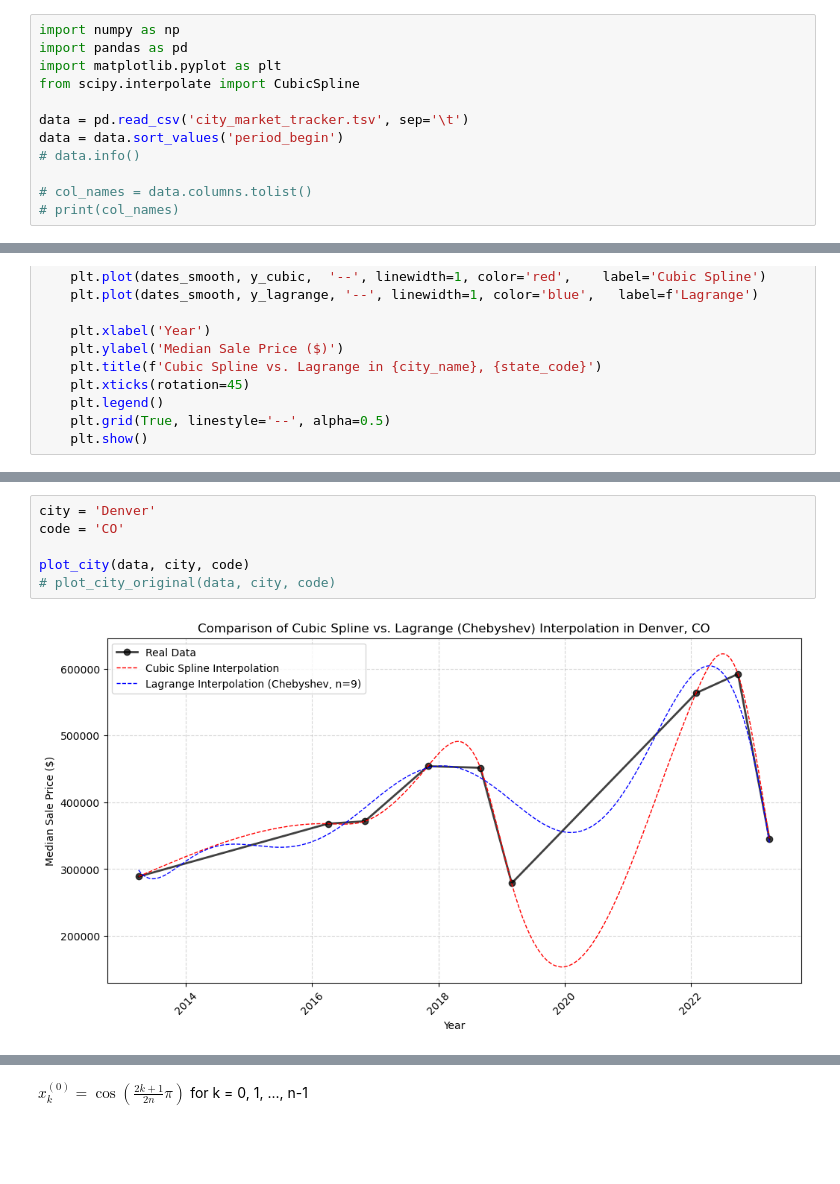
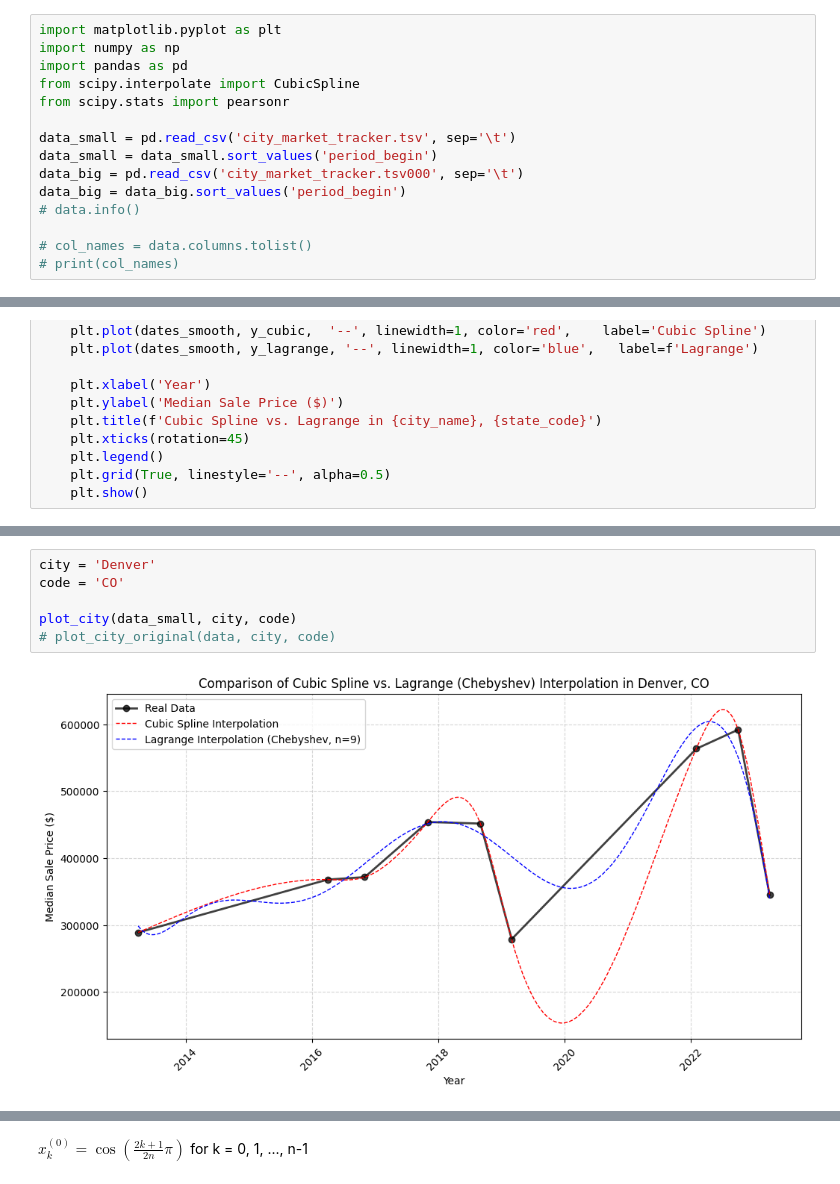
Before and after one commit to ethkissell/Numerical-Comp-Project, a Jupyter notebook: interpolate-by-city.ipynb, the cells around one changed output, grey strips where cells are left out. Saved outputs shown, nothing was run; the diff lists cells and outputs as text; blank space fills up the shorter version.

```diff
--- a/interpolate-by-city.ipynb
+++ b/interpolate-by-city.ipynb
@@ -1,11 +1,14 @@
 # %%
+import matplotlib.pyplot as plt
 import numpy as np
 import pandas as pd
-import matplotlib.pyplot as plt
 from scipy.interpolate import CubicSpline
+from scipy.stats import pearsonr
 
-data = pd.read_csv('city_market_tracker.tsv', sep='\t')
-data = data.sort_values('period_begin')
+data_small = pd.read_csv('city_market_tracker.tsv', sep='\t')
+data_small = data_small.sort_values('period_begin')
+data_big = pd.read_csv('city_market_tracker.tsv000', sep='\t')
+data_big = data_big.sort_values('period_begin')
 # data.info()
 
 # col_names = data.columns.tolist()
@@ -189,11 +192,11 @@ plot_city(data, city, code)
 # %%
 city = 'Denver'
 code = 'CO'
 
-plot_city(data, city, code)
+plot_city(data_small, city, code)
 # plot_city_original(data, city, code)
 # %% [output]
-[figure, old version]
+[figure, new version]
 # %%
 city = 'Longmont'
 code = 'CO'
```
Also changed, not shown: parts of 8 cells of this notebook.
